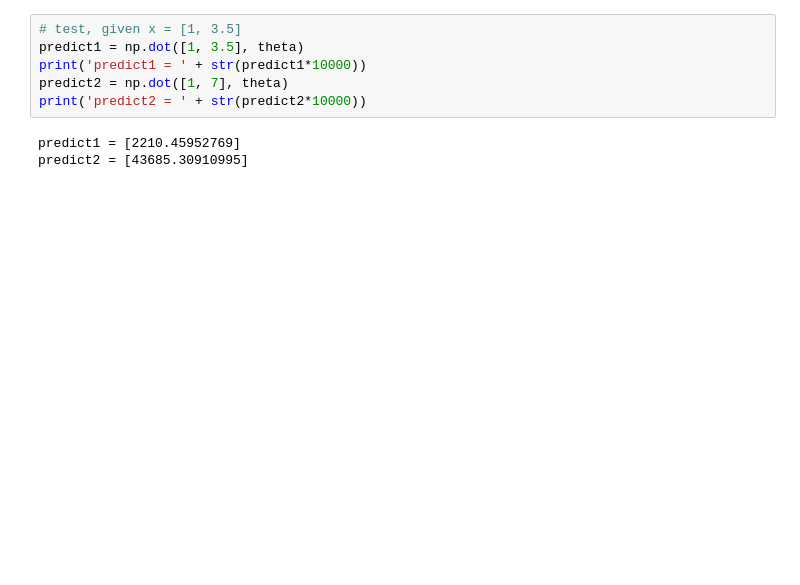
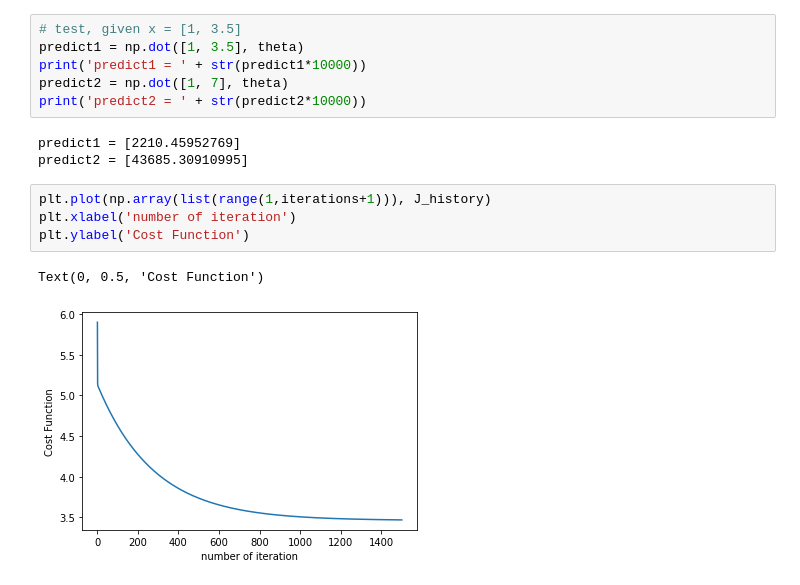
Before and after one commit to GuotongWu/2021study, a Jupyter notebook: ML/lab1/lab1.ipynb, the cells around one changed output. Drawn from its saved outputs; the diff is of its cells as text; blank space fills up the shorter version.

```diff
--- a/ML/lab1/lab1.ipynb
+++ b/ML/lab1/lab1.ipynb
@@ -117,3 +121,10 @@ print('predict2 = ' + str(predict2*10000))
 # %% [output]
 predict1 = [2210.45952769]
 predict2 = [43685.30910995]
+# %%
+plt.plot(np.array(list(range(1,iterations+1))), J_history)
+plt.xlabel('number of iteration')
+plt.ylabel('Cost Function')
+# %% [output]
+Text(0, 0.5, 'Cost Function')
+[figure, added]
```
Also changed, not shown: parts of 6 cells of this notebook, 1 other file.
